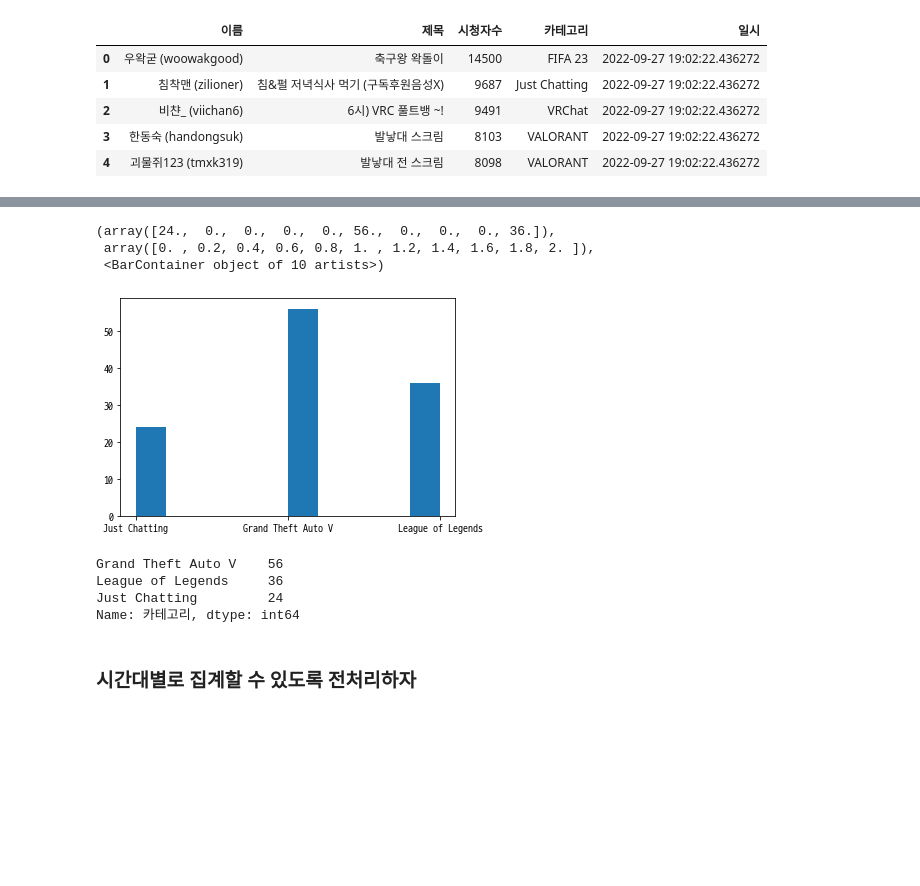
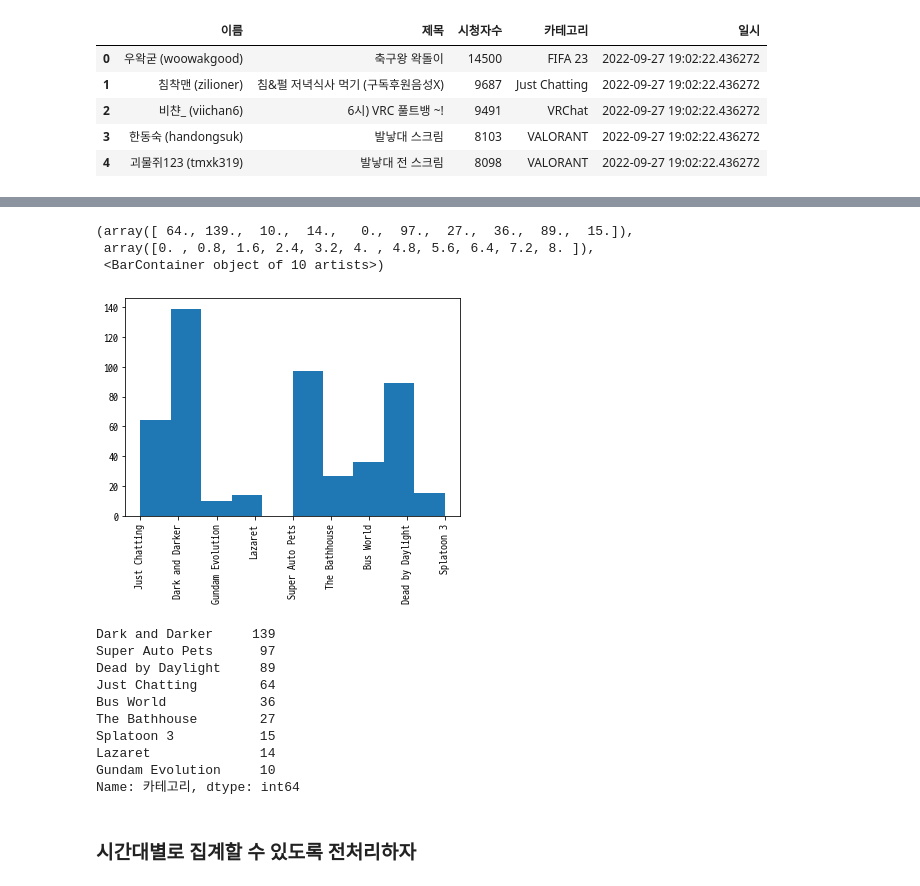
Before and after one commit to saparian0304/tjoeunacademy_test, a Jupyter notebook: jupyter/데이터분석프로젝트/연습/분석 연습.ipynb, the cells around one changed output, grey strips where cells are left out. Saved outputs shown, nothing was run; the diff lists cells and outputs as text; code cells hidden in the pictures; blank space fills up the shorter version.

```diff
--- a/jupyter/데이터분석프로젝트/연습/분석 연습.ipynb
+++ b/jupyter/데이터분석프로젝트/연습/분석 연습.ipynb
@@ -183,5 +182,5 @@ plt.show()
 # %%
-df_p = df[df['이름']=='침착맨 (zilioner)']
+df_p = df[df['이름']=='풍월량 (hanryang1125)']
 df_p
 # %% [output]
 |  | 이름 | 제목 | 시청자수 | 카테고리 | 일시 |
@@ -205,16 +205,23 @@ plt.scatter(df_p['카테고리'], df_p['시청자수'])
 # %%
+plt.xticks(rotation='vertical')
 plt.hist(df_p['카테고리'])
 # %% [output]
-(array([24.,  0.,  0.,  0.,  0., 56.,  0.,  0.,  0., 36.]),
- array([0. , 0.2, 0.4, 0.6, 0.8, 1. , 1.2, 1.4, 1.6, 1.8, 2. ]),
+(array([ 64., 139.,  10.,  14.,   0.,  97.,  27.,  36.,  89.,  15.]),
+ array([0. , 0.8, 1.6, 2.4, 3.2, 4. , 4.8, 5.6, 6.4, 7.2, 8. ]),
  <BarContainer object of 10 artists>)
-[figure, old version]
+[figure, new version]
 # %%
 df_p['카테고리'].value_counts()
 # %% [output]
-Grand Theft Auto V    56
-League of Legends     36
-Just Chatting         24
+Dark and Darker     139
+Super Auto Pets      97
+Dead by Daylight     89
+Just Chatting        64
+Bus World            36
+The Bathhouse        27
+Splatoon 3           15
+Lazaret              14
+Gundam Evolution     10
 Name: 카테고리, dtype: int64
 # %% [markdown]
 ### 시간대별로 집계할 수 있도록 전처리하자
```
Also changed, not shown: parts of 11 cells of this notebook, 8 other files.
